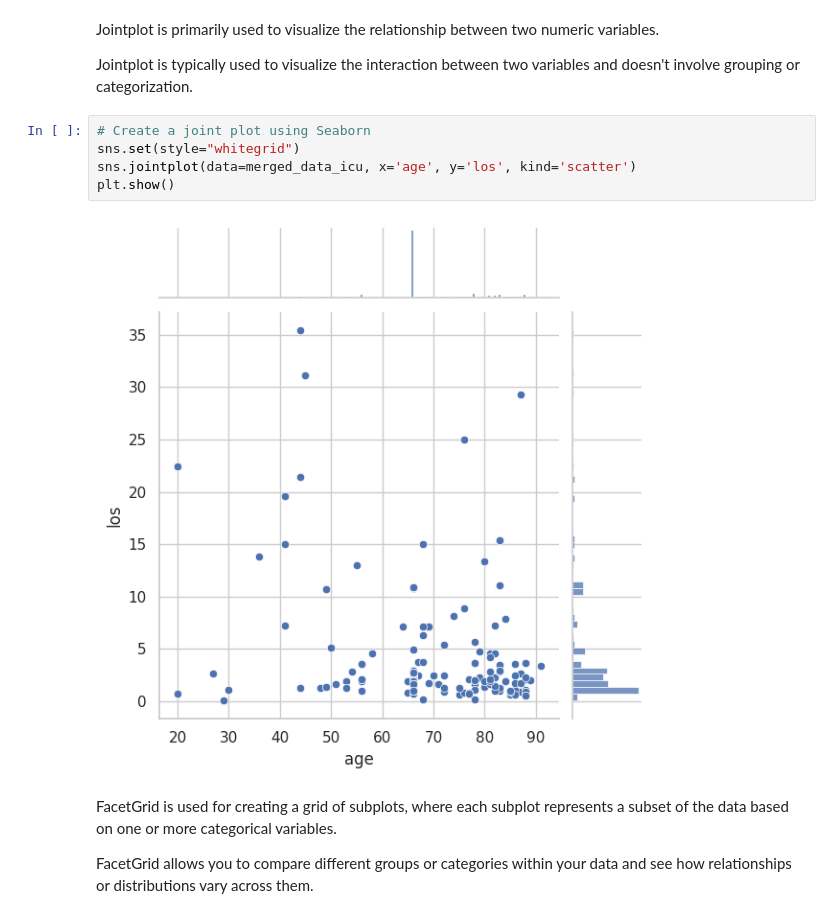
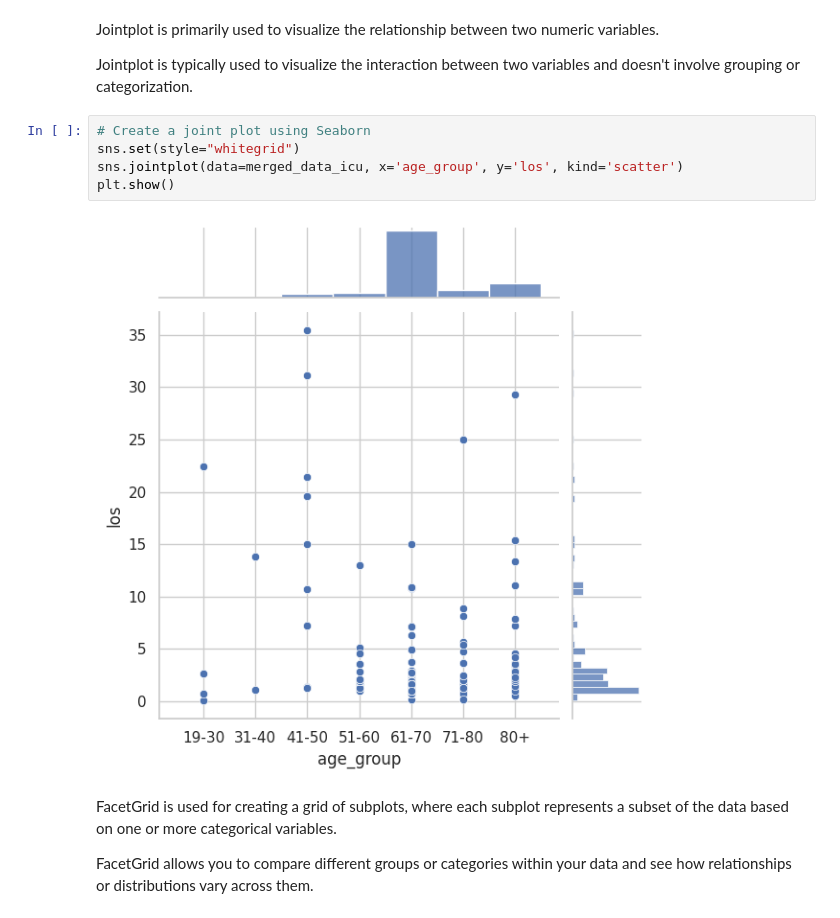
Before and after one commit to mohsinimam/AIinHealth, a Jupyter notebook: MohsinVisualizationHW.ipynb, the cells around one changed output. Saved outputs shown, nothing was run; the diff lists cells and outputs as text.

```diff
--- a/MohsinVisualizationHW.ipynb
+++ b/MohsinVisualizationHW.ipynb
@@ -764,10 +904,10 @@ Jointplot is typically used to visualize the interaction between two variables a
 # %%
 # Create a joint plot using Seaborn
 sns.set(style="whitegrid")
-sns.jointplot(data=merged_data_icu, x='age', y='los', kind='scatter')
+sns.jointplot(data=merged_data_icu, x='age_group', y='los', kind='scatter')
 plt.show()
 # %% [output]
-[figure, old version]
+[figure, new version]
 # %% [markdown]
 FacetGrid is used for creating a grid of subplots, where each subplot represents a subset of the data based on one or more categorical variables.
 
```
Also changed, not shown: parts of 13 cells of this notebook.
